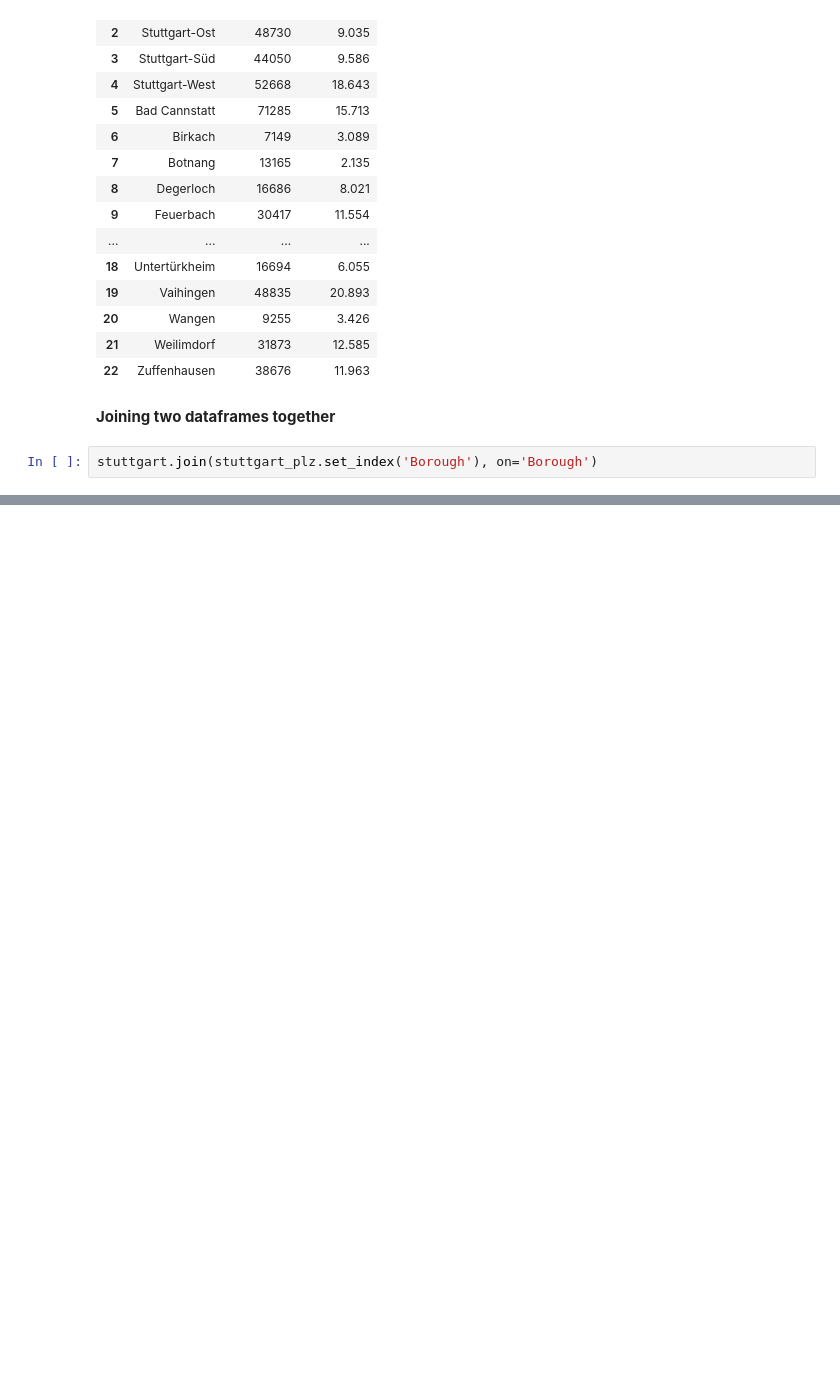
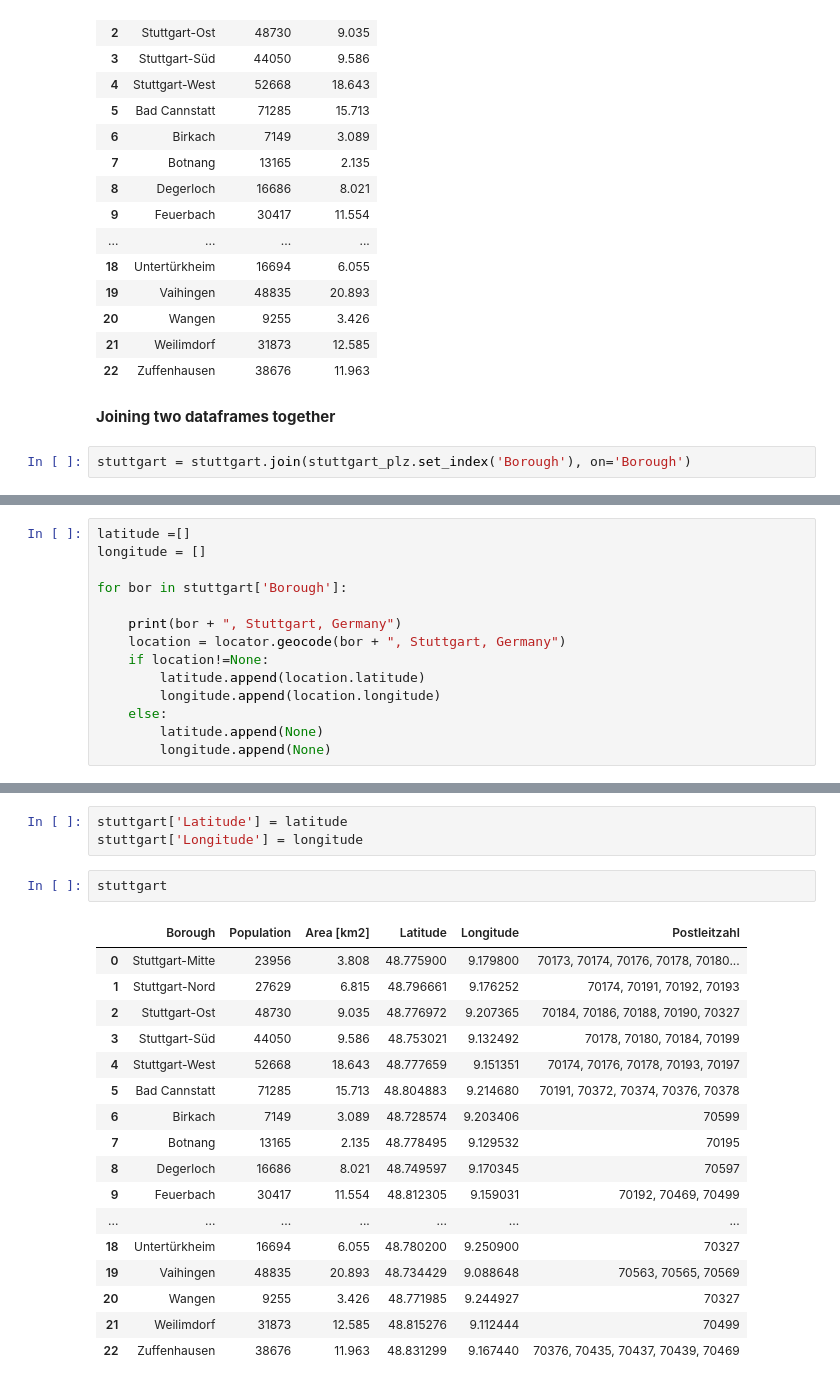
Before and after one commit to gnedim/Graz-vs-Stuttgart-IBM-Data-Science-Capstone-, a Jupyter notebook: Graz-vs-Stuttgart-IBM-Data-Science-Capstone-.ipynb, the cells around one changed output, grey strips where cells are left out. Saved outputs shown, nothing was run; the diff lists cells and outputs as text; blank space fills up the shorter version.

Commit message:
All data for Graz and Stuttgart with latitudes and longitudes

```diff
--- a/Graz-vs-Stuttgart-IBM-Data-Science-Capstone-.ipynb
+++ b/Graz-vs-Stuttgart-IBM-Data-Science-Capstone-.ipynb
@@ -355,4 +355,4 @@ stuttgart
 # %% [markdown]
 __Joining two dataframes together__
 # %%
-stuttgart.join(stuttgart_plz.set_index('Borough'), on='Borough')
+stuttgart = stuttgart.join(stuttgart_plz.set_index('Borough'), on='Borough')
@@ -376,0 +359,14 @@ stuttgart.join(stuttgart_plz.set_index('Borough'), on='Borough')
+# %%
+latitude =[]
+longitude = []
+
+for bor in stuttgart['Borough']:
+
+    print(bor + ", Stuttgart, Germany")
+    location = locator.geocode(bor + ", Stuttgart, Germany")
+    if location!=None:
+        latitude.append(location.latitude)
+        longitude.append(location.longitude)
+    else:
+        latitude.append(None)
+        longitude.append(None)
@@ -376,0 +391,23 @@ stuttgart.join(stuttgart_plz.set_index('Borough'), on='Borough')
+# %%
+stuttgart['Latitude'] = latitude
+stuttgart['Longitude'] = longitude
+# %%
+stuttgart
+# %% [output]
+|  | Borough | Population | Area [km2] | Latitude | Longitude | Postleitzahl |
+| 0 | Stuttgart-Mitte | 23956 | 3.808 | 48.775900 | 9.179800 | 70173, 70174, 70176, 70178, 70180... |
+| 1 | Stuttgart-Nord | 27629 | 6.815 | 48.796661 | 9.176252 | 70174, 70191, 70192, 70193 |
+| 2 | Stuttgart-Ost | 48730 | 9.035 | 48.776972 | 9.207365 | 70184, 70186, 70188, 70190, 70327 |
+| 3 | Stuttgart-Süd | 44050 | 9.586 | 48.753021 | 9.132492 | 70178, 70180, 70184, 70199 |
+| 4 | Stuttgart-West | 52668 | 18.643 | 48.777659 | 9.151351 | 70174, 70176, 70178, 70193, 70197 |
+| 5 | Bad Cannstatt | 71285 | 15.713 | 48.804883 | 9.214680 | 70191, 70372, 70374, 70376, 70378 |
+| 6 | Birkach | 7149 | 3.089 | 48.728574 | 9.203406 | 70599 |
+| 7 | Botnang | 13165 | 2.135 | 48.778495 | 9.129532 | 70195 |
+| 8 | Degerloch | 16686 | 8.021 | 48.749597 | 9.170345 | 70597 |
+| 9 | Feuerbach | 30417 | 11.554 | 48.812305 | 9.159031 | 70192, 70469, 70499 |
+| ... | ... | ... | ... | ... | ... | ... |
+| 18 | Untertürkheim | 16694 | 6.055 | 48.780200 | 9.250900 | 70327 |
+| 19 | Vaihingen | 48835 | 20.893 | 48.734429 | 9.088648 | 70563, 70565, 70569 |
+| 20 | Wangen | 9255 | 3.426 | 48.771985 | 9.244927 | 70327 |
+| 21 | Weilimdorf | 31873 | 12.585 | 48.815276 | 9.112444 | 70499 |
+| 22 | Zuffenhausen | 38676 | 11.963 | 48.831299 | 9.167440 | 70376, 70435, 70437, 70439, 70469 |
```
Also changed, not shown: parts of 2 cells of this notebook.
